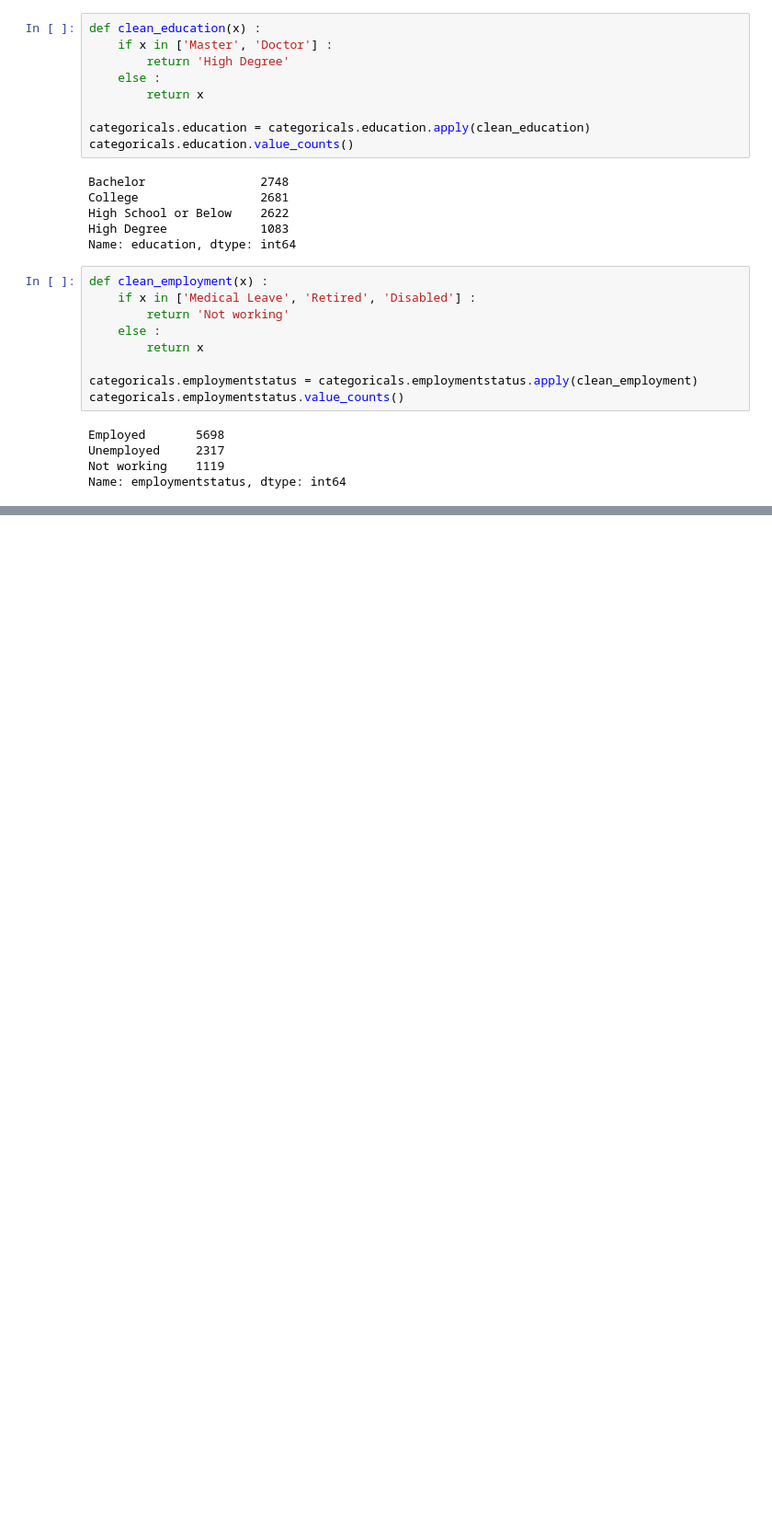
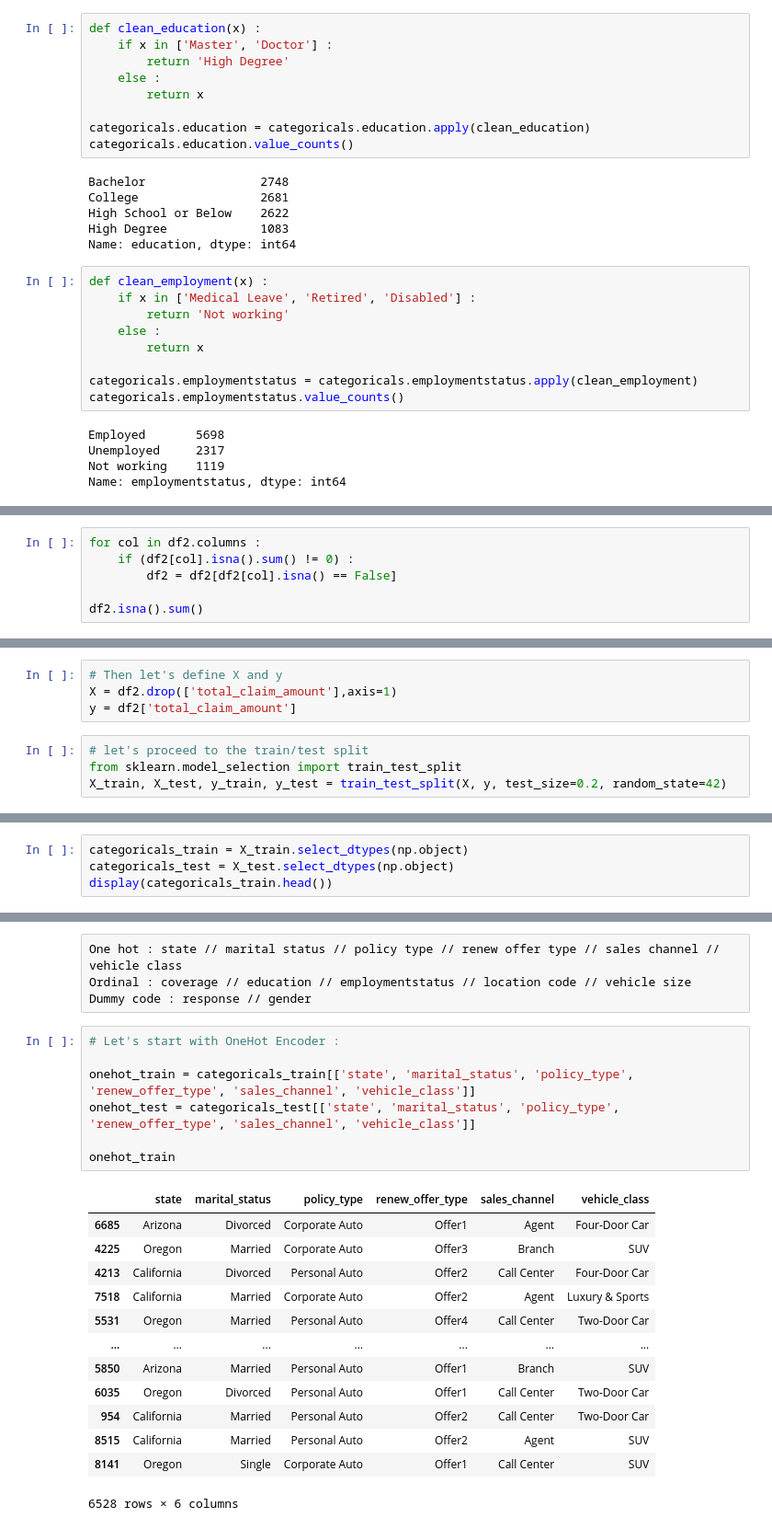
Before and after one commit to audedef/lab-week4-clean-knn-tests, a Jupyter notebook: Lab_week4_answer.ipynb, the cells around one changed output, grey strips where cells are left out. Shown: that part at 92% size. Drawn from its saved outputs; the diff is of its cells as text; blank space fills up the shorter version.

```diff
--- a/Lab_week4_answer.ipynb
+++ b/Lab_week4_answer.ipynb
@@ -649,0 +751,6 @@ Name: vehicle_size, dtype: int64
+# %%
+for col in df2.columns :
+    if (df2[col].isna().sum() != 0) :
+        df2 = df2[df2[col].isna() == False]
+
+df2.isna().sum()
@@ -649,0 +779,8 @@ Name: vehicle_size, dtype: int64
+# %%
+# Then let's define X and y
+X = df2.drop(['total_claim_amount'],axis=1)
+y = df2['total_claim_amount']
+# %%
+# let's proceed to the train/test split
+from sklearn.model_selection import train_test_split
+X_train, X_test, y_train, y_test = train_test_split(X, y, test_size=0.2, random_state=42)
@@ -649,0 +872,4 @@ Name: vehicle_size, dtype: int64
+# %%
+categoricals_train = X_train.select_dtypes(np.object)
+categoricals_test = X_test.select_dtypes(np.object)
+display(categoricals_train.head())
@@ -649,0 +887,25 @@ Name: vehicle_size, dtype: int64
+# %% [raw]
+One hot	: state // marital status // policy type // renew offer type // sales channel // vehicle class
+Ordinal	: coverage // education // employmentstatus // location code // vehicle size
+Dummy code : response // gender
+# %%
+# Let's start with OneHot Encoder :
+
+onehot_train = categoricals_train[['state', 'marital_status', 'policy_type', 'renew_offer_type', 'sales_channel', 'vehicle_class']]
+onehot_test = categoricals_test[['state', 'marital_status', 'policy_type', 'renew_offer_type', 'sales_channel', 'vehicle_class']]
+
+onehot_train
+# %% [output]
+|  | state | marital_status | policy_type | renew_offer_type | sales_channel | vehicle_class |
+| 6685 | Arizona | Divorced | Corporate Auto | Offer1 | Agent | Four-Door Car |
+| 4225 | Oregon | Married | Corporate Auto | Offer3 | Branch | SUV |
+| 4213 | California | Divorced | Personal Auto | Offer2 | Call Center | Four-Door Car |
+| 7518 | California | Married | Corporate Auto | Offer2 | Agent | Luxury & Sports |
+| 5531 | Oregon | Married | Personal Auto | Offer4 | Call Center | Two-Door Car |
+| ... | ... | ... | ... | ... | ... | ... |
+| 5850 | Arizona | Married | Personal Auto | Offer1 | Branch | SUV |
+| 6035 | Oregon | Divorced | Personal Auto | Offer1 | Call Center | Two-Door Car |
+| 954 | California | Married | Personal Auto | Offer2 | Call Center | Two-Door Car |
+| 8515 | California | Married | Personal Auto | Offer2 | Agent | SUV |
+| 8141 | Oregon | Single | Corporate Auto | Offer1 | Call Center | SUV |
+6528 rows × 6 columns
```
Also changed, not shown: parts of 98 cells of this notebook.
